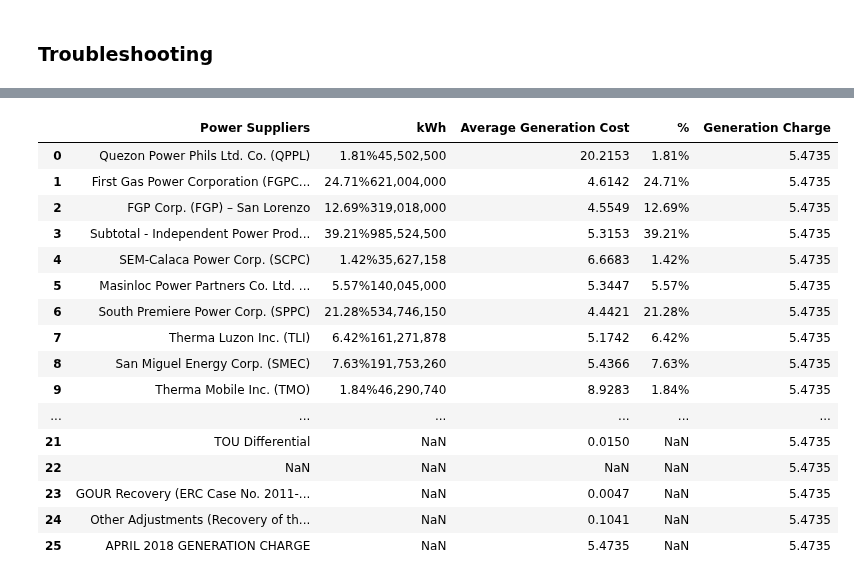
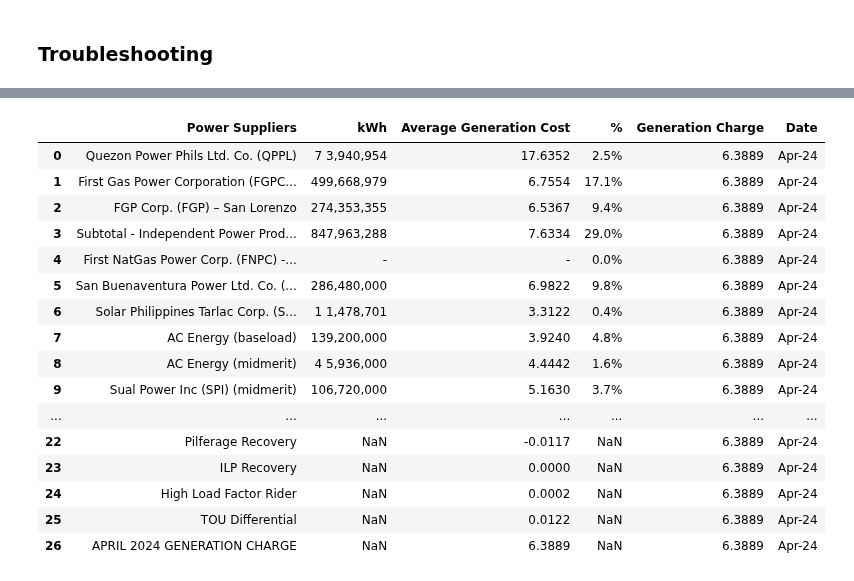
Before and after one commit to andreasenson/Scrape-DU-Generation-Charge, a Jupyter notebook: MERALCO/scrape_MERALCO.ipynb, the cells around one changed output, grey strips where cells are left out. Drawn from its saved outputs; the diff is of its cells as text; code cells hidden in the pictures.

```diff
--- a/MERALCO/scrape_MERALCO.ipynb
+++ b/MERALCO/scrape_MERALCO.ipynb
@@ -240,7 +270,17 @@ processed_dfs = []
 for key in dataframes:
     print(key)
     df = dataframes[key]
-    processed_df = add_date(process_rows(df), key)
+
+    # Process rows and check if the result is not None
+    processed_rows_df = process_rows(df)
+    if processed_rows_df is None:
+        raise ValueError(f"process_rows returned None for key: {key}")
+
+    # Add date and check if the result is not None
+    processed_df = add_date(processed_rows_df, key)
+    if processed_df is None:
+        raise ValueError(f"add_date returned None for key: {key}")
+
     processed_dfs.append(processed_df)
 
 # Concatenate all the processed dataframes into one big dataframe
@@ -329,7 +422,7 @@ Note: you may need to restart the kernel to use updated packages.
 # %% [markdown]
 ### **Troubleshooting**
 # %%
-df = tabula.read_pdf("pdf downloads/gc_table_04-18.pdf", stream=True, pages=1)[0]
+df = tabula.read_pdf("pdf downloads/gc_table_04-24.pdf", stream=True, pages=1)[0]
 # %%
 df
 # %% [output]
@@ -353,6 +446,4 @@ df
 # %%
-import pandas as pd
-
 # Assuming df is already defined and contains the relevant data
 
 # Step 1: Filter the DataFrame
@@ -397,12 +488,14 @@ for i in range(len(df_new.columns) - 1, -1, -1):
 columns_to_include = [0]  # Always include the first column
 
 if col_with_comma is not None:
+    df_new['kWh'] = df_new.iloc[:, col_with_comma]
     columns_to_include.append(col_with_comma)
 
 if col_with_dot is not None and col_with_dot not in columns_to_include:
     columns_to_include.append(col_with_dot)
 
 if col_with_percent is not None:
+    df_new['%'] = df_new.iloc[:, col_with_percent]
     columns_to_include.append(col_with_percent)
 
 if len(columns_to_include) == 1:
@@ -411,61 +504,82 @@ if len(columns_to_include) == 1:
 
 if col_with_comma == col_with_percent:
     columns_to_include = [
-    df_new.columns[0],  # First column
-    'kWh',  # kWh column
-    df_new.columns[col_with_dot],  # Column with dot
-    df_new.columns[col_with_percent]  # Column with percent
+        df_new.columns[0],  # First column
+        'kWh',  # kWh column
+        df_new.columns[col_with_dot],  # Column with dot
+        df_new.columns[col_with_percent]  # Column with percent
     ]
 
     # Adjust the regular expression to handle spaces within the kWh value
     df_new['%'] = df_new.iloc[:, col_with_percent].str.extract(r'(\d+\.\d+%)')
 
     # Remove spaces within the kWh values
-    df_new['kWh'] = df_new.iloc[:, col_with_comma].str.replace(' ', '')
+    df_new['kWh'] = df_new.iloc[:, col_with_percent].str.extract(r'\d+\.\d+%\s*(\d\s*[\d,]+)')[0].str.replace(' ', '')
+
+# Convert values in parentheses to negative numbers
+def convert_parentheses_to_negative(value):
+    if isinstance(value, str) and value.startswith('(') and value.endswith(')'):
+        return '-' + value[1:-1]
+    return value
+
+df_new = df_new.applymap(convert_parentheses_to_negative)
 
 df_new = pd.DataFrame({
-    'Power Suppliers':df_new.iloc[:, 0],
+    'Power Suppliers': df_new.iloc[:, 0],
     'kWh': df_new['kWh'],
     'Average Generation Cost': df_new.iloc[:, col_with_dot],
     '%': df_new['%']
 })
 df_new.columns = ['Power Suppliers', 'kWh', 'Average Generation Cost', '%']
 
 # Remove numbers in Power Suppliers
 df_new['Power Suppliers'] = df_new['Power Suppliers'].str.replace(r'^\d+\.\s*', '', regex=True)
 
 # Get the 'Generation Charge' value
 charge_row = df[df.iloc[:, 0].str.contains('CHARGE', case=False, na=False)]
 
 if not charge_row.empty:
     # Get the value from the last column
     rate_value = charge_row.iloc[:, -1].values[0]
 
     # Check if the value is NaN
     if pd.isna(rate_value):
         # If NaN, get the value from the second last column
         rate_value = charge_row.iloc[:, -2].values[0]
 else:
     rate_value = None
 
 df_new['Generation Charge'] = rate_value
 
+end_part = key.split("_")[1]
+
+month_map = {
+    '01': 'Jan', '02': 'Feb', '03': 'Mar', '04': 'Apr',
+    '05': 'May', '06': 'Jun', '07': 'Jul', '08': 'Aug',
+    '09': 'Sep', '10': 'Oct', '11': 'Nov', '12': 'Dec'
+}
+month, year = end_part.split('-')
+formatted_date = f"{month_map[month]}-{year}"
+
+# Add the new column to the dataframe
+df_new['Date'] = formatted_date
+
 df_new
 # %% [output]
-|  | Power Suppliers | kWh | Average Generation Cost | % | Generation Charge |
-| 0 | Quezon Power Phils Ltd. Co. (QPPL) | 1.81%45,502,500 | 20.2153 | 1.81% | 5.4735 |
-| 1 | First Gas Power Corporation (FGPC... | 24.71%621,004,000 | 4.6142 | 24.71% | 5.4735 |
-| 2 | FGP Corp. (FGP) – San Lorenzo | 12.69%319,018,000 | 4.5549 | 12.69% | 5.4735 |
-| 3 | Subtotal - Independent Power Prod... | 39.21%985,524,500 | 5.3153 | 39.21% | 5.4735 |
-| 4 | SEM-Calaca Power Corp. (SCPC) | 1.42%35,627,158 | 6.6683 | 1.42% | 5.4735 |
-| 5 | Masinloc Power Partners Co. Ltd. ... | 5.57%140,045,000 | 5.3447 | 5.57% | 5.4735 |
-| 6 | South Premiere Power Corp. (SPPC) | 21.28%534,746,150 | 4.4421 | 21.28% | 5.4735 |
-| 7 | Therma Luzon Inc. (TLI) | 6.42%161,271,878 | 5.1742 | 6.42% | 5.4735 |
-| 8 | San Miguel Energy Corp. (SMEC) | 7.63%191,753,260 | 5.4366 | 7.63% | 5.4735 |
-| 9 | Therma Mobile Inc. (TMO) | 1.84%46,290,740 | 8.9283 | 1.84% | 5.4735 |
-| ... | ... | ... | ... | ... | ... |
-| 21 | TOU Differential | NaN | 0.0150 | NaN | 5.4735 |
-| 22 | NaN | NaN | NaN | NaN | 5.4735 |
-| 23 | GOUR Recovery (ERC Case No. 2011-... | NaN | 0.0047 | NaN | 5.4735 |
-| 24 | Other Adjustments (Recovery of th... | NaN | 0.1041 | NaN | 5.4735 |
-| 25 | APRIL 2018 GENERATION CHARGE | NaN | 5.4735 | NaN | 5.4735 |
+|  | Power Suppliers | kWh | Average Generation Cost | % | Generation Charge | Date |
+| 0 | Quezon Power Phils Ltd. Co. (QPPL) | 7 3,940,954 | 17.6352 | 2.5% | 6.3889 | Apr-24 |
+| 1 | First Gas Power Corporation (FGPC... | 499,668,979 | 6.7554 | 17.1% | 6.3889 | Apr-24 |
+| 2 | FGP Corp. (FGP) – San Lorenzo | 274,353,355 | 6.5367 | 9.4% | 6.3889 | Apr-24 |
+| 3 | Subtotal - Independent Power Prod... | 847,963,288 | 7.6334 | 29.0% | 6.3889 | Apr-24 |
+| 4 | First NatGas Power Corp. (FNPC) -... | - | - | 0.0% | 6.3889 | Apr-24 |
+| 5 | San Buenaventura Power Ltd. Co. (... | 286,480,000 | 6.9822 | 9.8% | 6.3889 | Apr-24 |
+| 6 | Solar Philippines Tarlac Corp. (S... | 1 1,478,701 | 3.3122 | 0.4% | 6.3889 | Apr-24 |
+| 7 | AC Energy (baseload) | 139,200,000 | 3.9240 | 4.8% | 6.3889 | Apr-24 |
+| 8 | AC Energy (midmerit) | 4 5,936,000 | 4.4442 | 1.6% | 6.3889 | Apr-24 |
+| 9 | Sual Power Inc (SPI) (midmerit) | 106,720,000 | 5.1630 | 3.7% | 6.3889 | Apr-24 |
+| ... | ... | ... | ... | ... | ... | ... |
+| 22 | Pilferage Recovery | NaN | -0.0117 | NaN | 6.3889 | Apr-24 |
+| 23 | ILP Recovery | NaN | 0.0000 | NaN | 6.3889 | Apr-24 |
+| 24 | High Load Factor Rider | NaN | 0.0002 | NaN | 6.3889 | Apr-24 |
+| 25 | TOU Differential | NaN | 0.0122 | NaN | 6.3889 | Apr-24 |
+| 26 | APRIL 2024 GENERATION CHARGE | NaN | 6.3889 | NaN | 6.3889 | Apr-24 |
```
Also changed, not shown: parts of 6 cells of this notebook, 1 other file.
